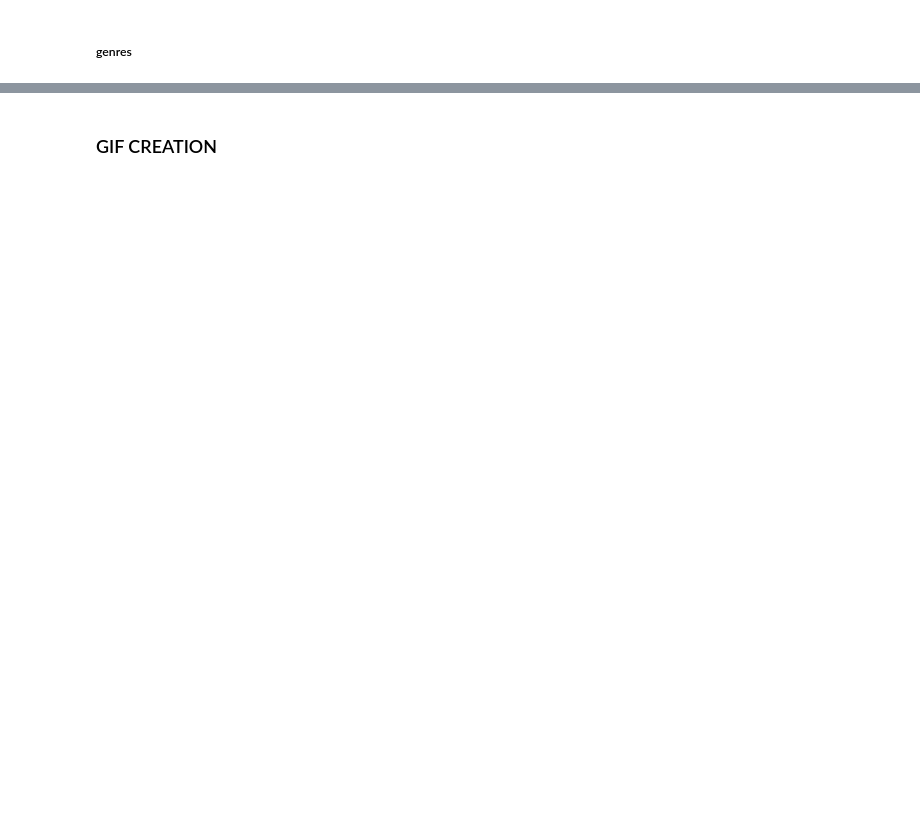
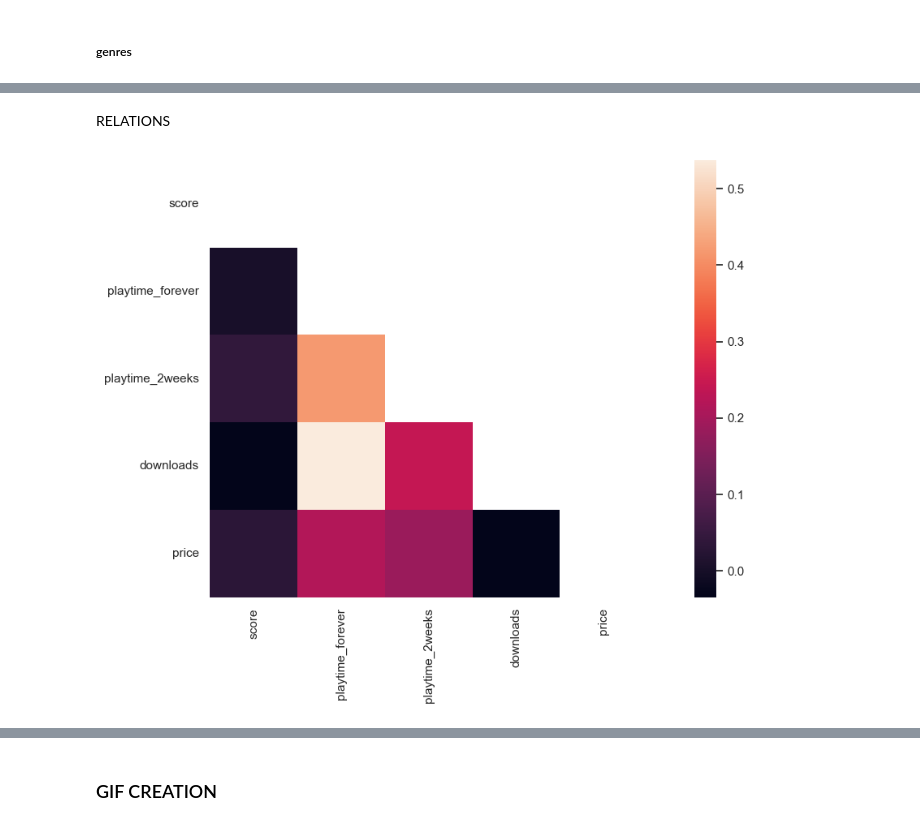
Before and after one commit to JullierJoaquin/game_rec_system, a Jupyter notebook: 02_EDA.ipynb, the cells around one changed output, grey strips where cells are left out. Saved outputs shown, nothing was run; the diff lists cells and outputs as text; code cells hidden in the pictures; blank space fills up the shorter version.

```diff
--- a/02_EDA.ipynb
+++ b/02_EDA.ipynb
@@ -343,0 +123,19 @@ steam_games_copy["price_discr"].replace("100+", 3, inplace=True)
+# %% [markdown]
+RELATIONS
+# %%
+import numpy as np
+import seaborn as sns
+
+plt.figure(figsize=(15,7))
+
+# df.corr() creates a correlation matrix
+corr_matrix = steam_games_copy[["score", "playtime_forever", "playtime_2weeks", "downloads", "price"]].corr()
+
+# helps in creating a 0's matrix of df.corr() shape
+mask = np.zeros_like(corr_matrix)
+# Returns copy of array with lower part of the triangle
+mask[np.triu_indices_from(mask)] = True
+with sns.axes_style("white"):
+    sns.heatmap(corr_matrix, mask=mask, square=True)
+# %% [output]
+[figure, added]
```
Also changed, not shown: parts of 20 cells of this notebook, 43 other files.
